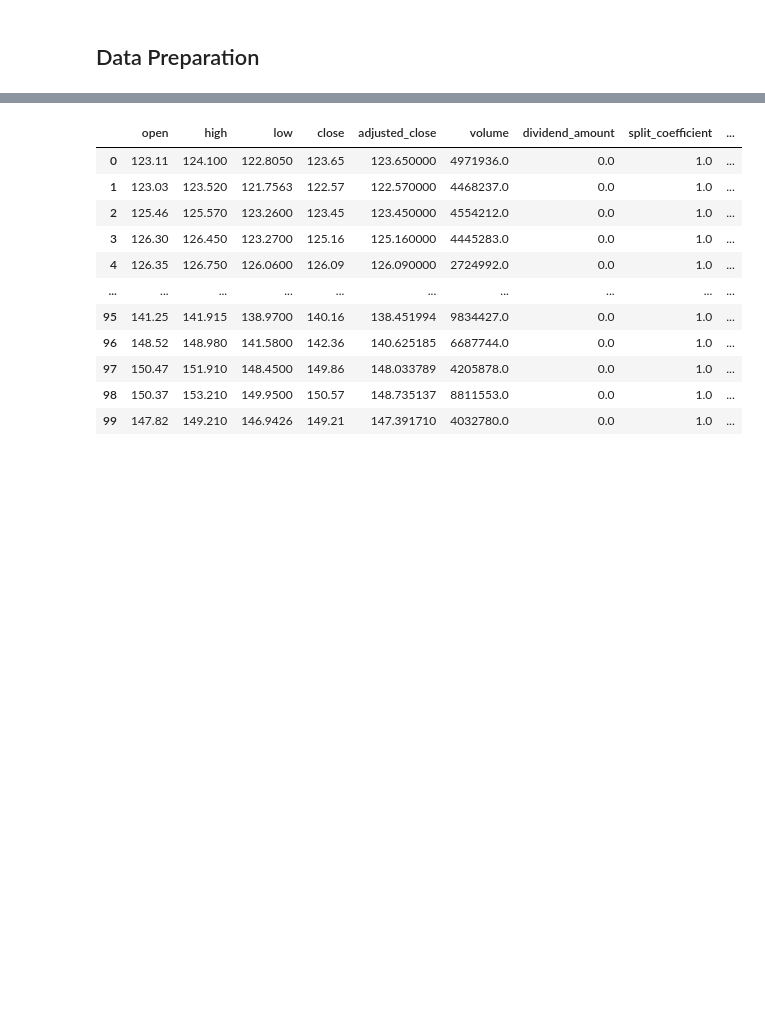
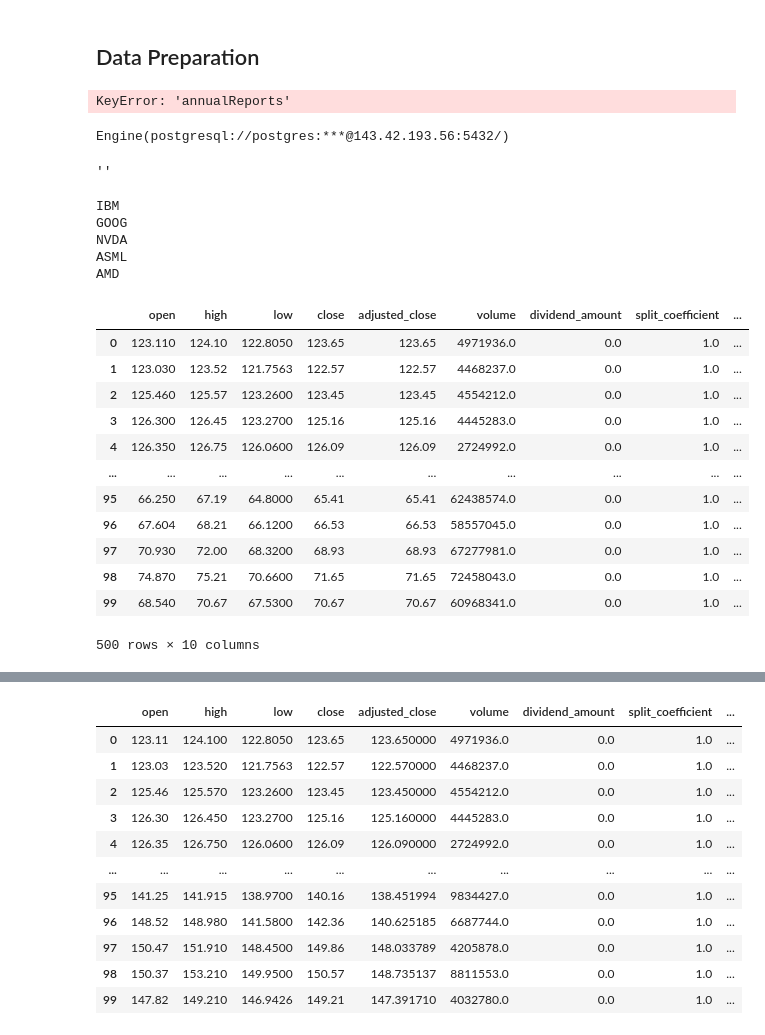
Before and after one commit to LeventSoykan/stock-price-comparison, a Jupyter notebook: practice.ipynb, the cells around one changed output, grey strips where cells are left out. Saved outputs shown, nothing was run; the diff lists cells and outputs as text; code cells hidden in the pictures; blank space fills up the shorter version.

```diff
--- a/practice.ipynb
+++ b/practice.ipynb
@@ -72,0 +112,2 @@ class ETL:
+# %%
+etl = ETL(stocks, api_key)
@@ -72,0 +121,8 @@ class ETL:
+# %%
+etl.merge(etl.get_financial, 'balance_sheet').to_sql('balance_sheet', engine, schema='public', index=False, if_exists='replace')
+# %% [output]
+KeyError: 'annualReports'
+# %%
+engine
+# %% [output]
+Engine(postgresql://postgres:***@143.42.193.56:5432/)
@@ -72,0 +136,32 @@ class ETL:
+# %%
+engine.
+# %% [output]
+''
+# %%
+df = pd.DataFrame()
+for stock, stock_id in stocks.items():
+    temp_df = etl.get_prices(stock, stock_id)
+    if df.empty:
+        df = pd.DataFrame(temp_df)
+    else:
+        df = pd.concat([df, temp_df])
+df
+# %% [output]
+IBM
+GOOG
+NVDA
+ASML
+AMD
+|  | open | high | low | close | adjusted_close | volume | dividend_amount | split_coefficient | ... |
+| 0 | 123.110 | 124.10 | 122.8050 | 123.65 | 123.65 | 4971936.0 | 0.0 | 1.0 | ... |
+| 1 | 123.030 | 123.52 | 121.7563 | 122.57 | 122.57 | 4468237.0 | 0.0 | 1.0 | ... |
+| 2 | 125.460 | 125.57 | 123.2600 | 123.45 | 123.45 | 4554212.0 | 0.0 | 1.0 | ... |
+| 3 | 126.300 | 126.45 | 123.2700 | 125.16 | 125.16 | 4445283.0 | 0.0 | 1.0 | ... |
+| 4 | 126.350 | 126.75 | 126.0600 | 126.09 | 126.09 | 2724992.0 | 0.0 | 1.0 | ... |
+| ... | ... | ... | ... | ... | ... | ... | ... | ... | ... |
+| 95 | 66.250 | 67.19 | 64.8000 | 65.41 | 65.41 | 62438574.0 | 0.0 | 1.0 | ... |
+| 96 | 67.604 | 68.21 | 66.1200 | 66.53 | 66.53 | 58557045.0 | 0.0 | 1.0 | ... |
+| 97 | 70.930 | 72.00 | 68.3200 | 68.93 | 68.93 | 67277981.0 | 0.0 | 1.0 | ... |
+| 98 | 74.870 | 75.21 | 70.6600 | 71.65 | 71.65 | 72458043.0 | 0.0 | 1.0 | ... |
+| 99 | 68.540 | 70.67 | 67.5300 | 70.67 | 70.67 | 60968341.0 | 0.0 | 1.0 | ... |
+500 rows × 10 columns
```
Also changed, not shown: parts of 18 cells of this notebook, 3 other files.
